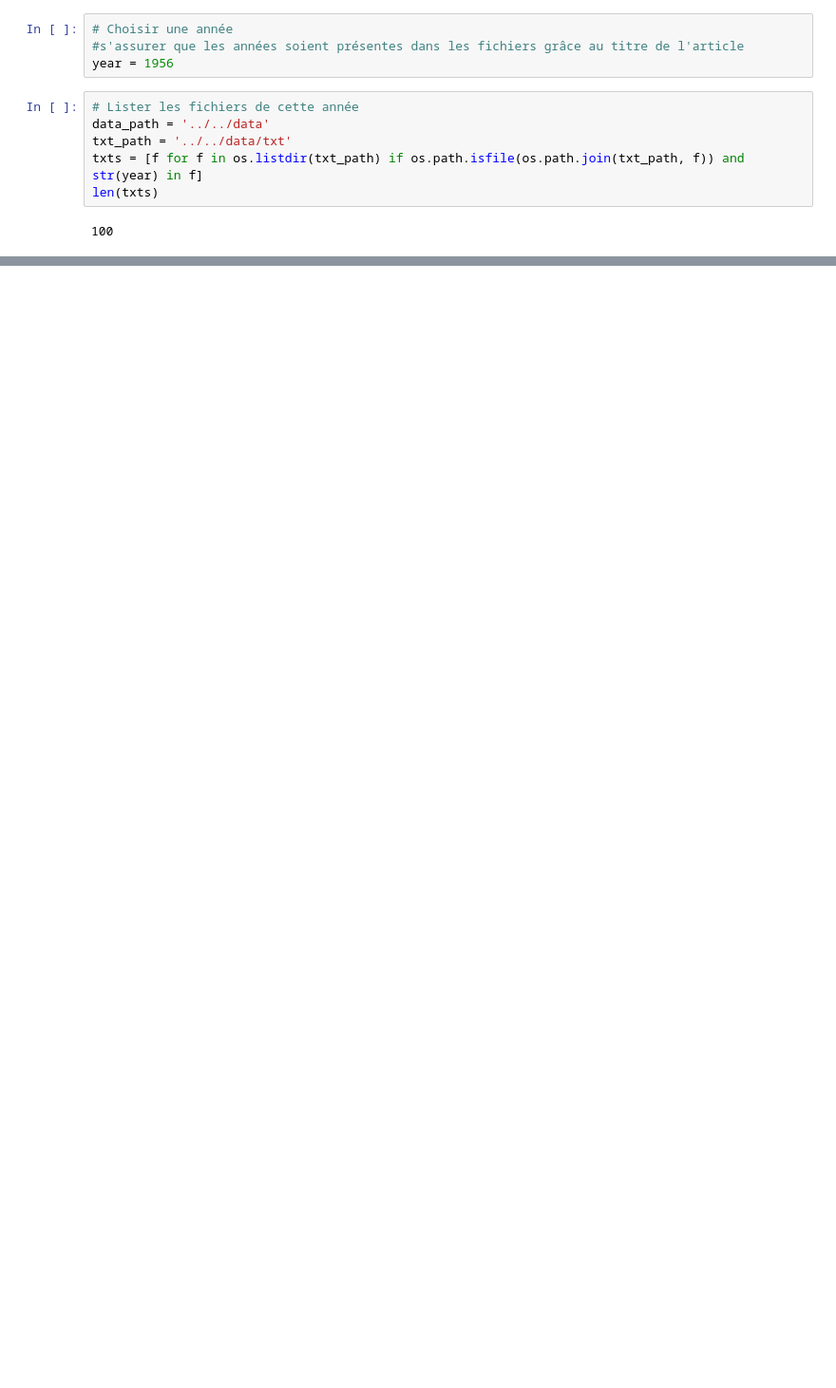
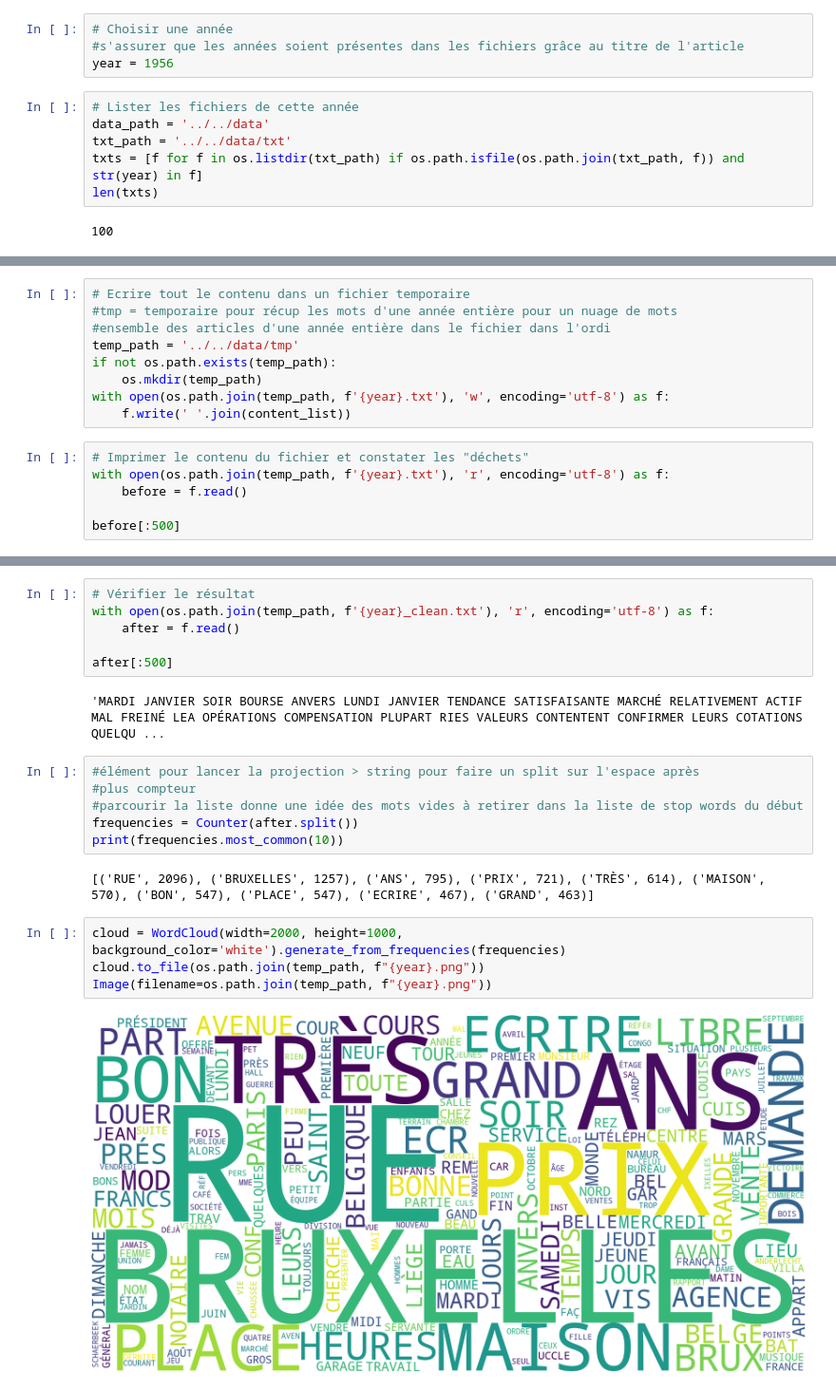
Before and after one commit to daph-cloud/tac, a Jupyter notebook: tps/tp2/s5-code-rapport.ipynb, the cells around one changed output, grey strips where cells are left out. Shown at 95% size. Cells and saved outputs as stored; diff of their text form; blank space fills up the shorter version.

Commit message:
Extraction des keywords pour l'année 1956

```diff
--- a/tps/tp2/s5-code-rapport.ipynb
+++ b/tps/tp2/s5-code-rapport.ipynb
@@ -45,0 +175,15 @@ len(txts)
+# %%
+# Ecrire tout le contenu dans un fichier temporaire
+#tmp = temporaire pour récup les mots d'une année entière pour un nuage de mots
+#ensemble des articles d'une année entière dans le fichier dans l'ordi
+temp_path = '../../data/tmp'
+if not os.path.exists(temp_path):
+    os.mkdir(temp_path)
+with open(os.path.join(temp_path, f'{year}.txt'), 'w', encoding='utf-8') as f:
+    f.write(' '.join(content_list))
+# %%
+# Imprimer le contenu du fichier et constater les "déchets"
+with open(os.path.join(temp_path, f'{year}.txt'), 'r', encoding='utf-8') as f:
+    before = f.read()
+
+before[:500]
@@ -45,0 +213,22 @@ len(txts)
+# %%
+# Vérifier le résultat
+with open(os.path.join(temp_path, f'{year}_clean.txt'), 'r', encoding='utf-8') as f:
+    after = f.read()
+
+after[:500]
+# %% [output]
+'MARDI JANVIER SOIR BOURSE ANVERS LUNDI JANVIER TENDANCE SATISFAISANTE MARCHÉ RELATIVEMENT ACTIF MAL FREINÉ LEA OPÉRATIONS COMPENSATION PLUPART RIES VALEURS CONTENTENT CONFIRMER LEURS COTATIONS QUELQU ...
+# %%
+#élément pour lancer la projection > string pour faire un split sur l'espace après
+#plus compteur
+#parcourir la liste donne une idée des mots vides à retirer dans la liste de stop words du début
+frequencies = Counter(after.split())
+print(frequencies.most_common(10))
+# %% [output]
+[('RUE', 2096), ('BRUXELLES', 1257), ('ANS', 795), ('PRIX', 721), ('TRÈS', 614), ('MAISON', 570), ('BON', 547), ('PLACE', 547), ('ECRIRE', 467), ('GRAND', 463)]
+# %%
+cloud = WordCloud(width=2000, height=1000, background_color='white').generate_from_frequencies(frequencies)
+cloud.to_file(os.path.join(temp_path, f"{year}.png"))
+Image(filename=os.path.join(temp_path, f"{year}.png"))
+# %% [output]
+[figure, added]
```
Also changed, not shown: parts of 11 cells of this notebook.
